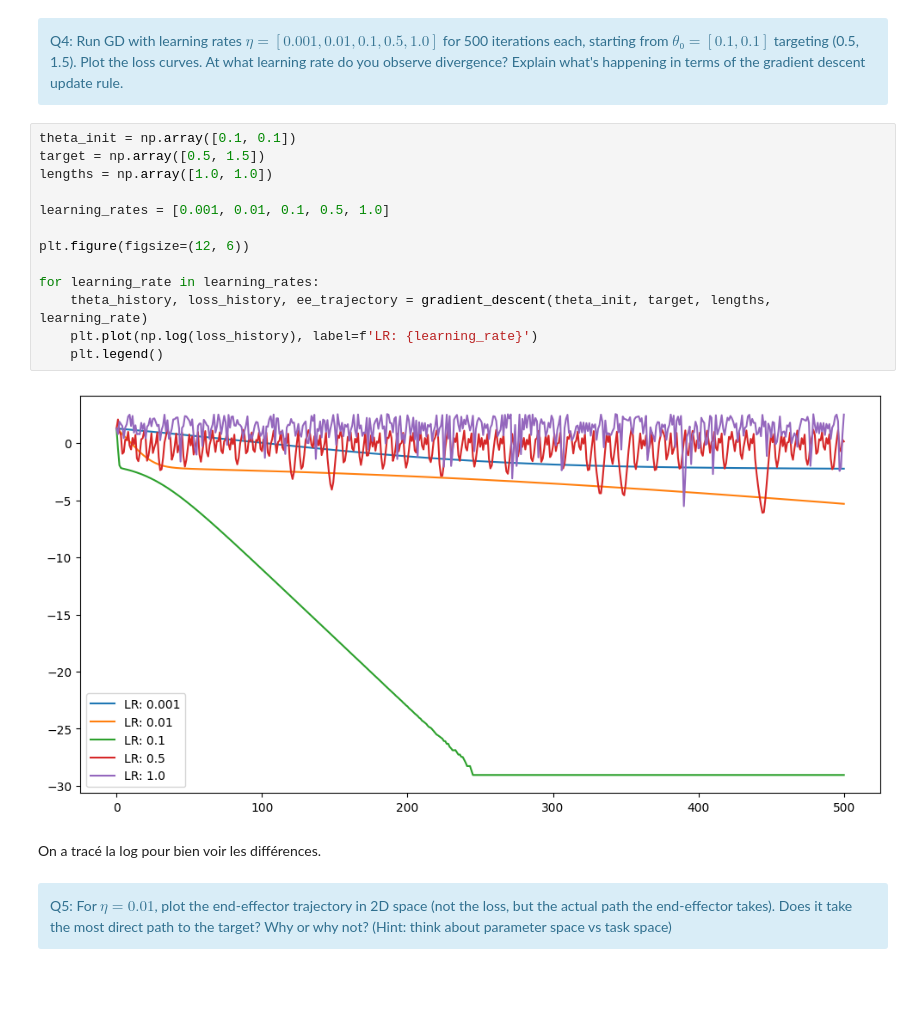
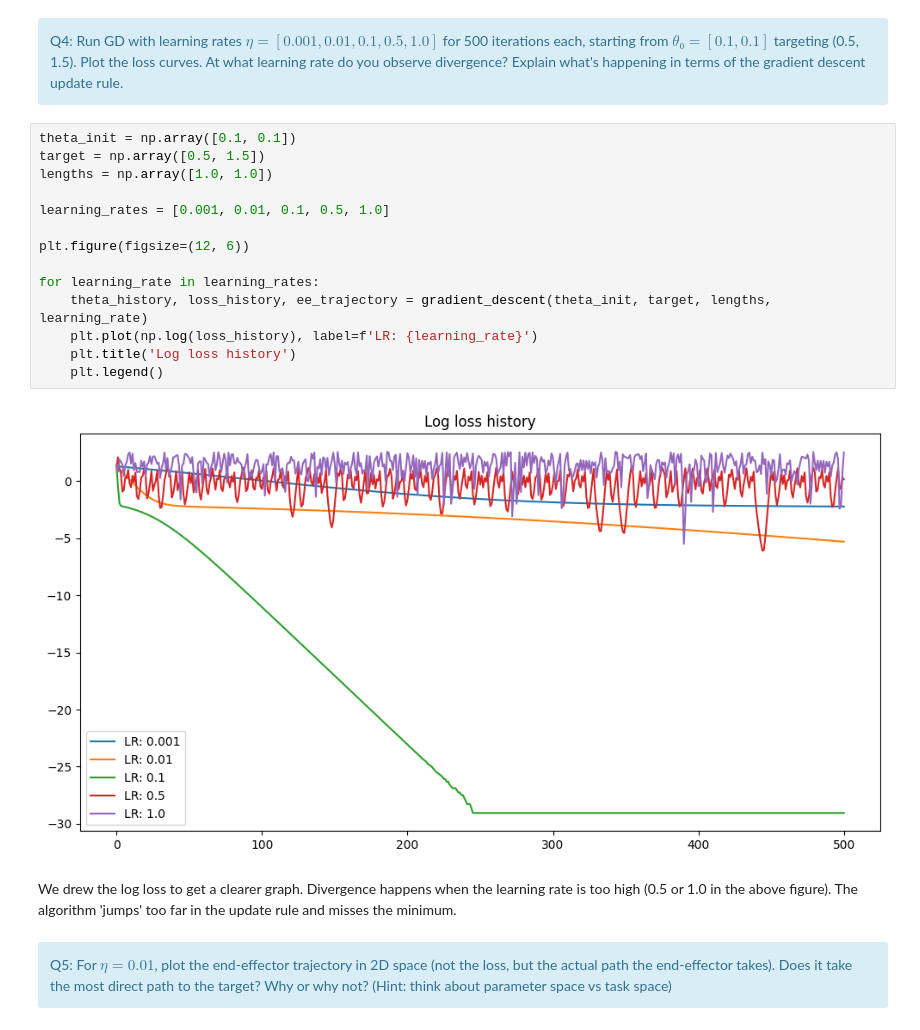
Before and after one commit to Tmqng/stochastic, a Jupyter notebook: notebooks/control_BE.ipynb, the cells around one changed output. Drawn from its saved outputs; the diff is of its cells as text; blank space fills up the shorter version.

```diff
--- a/notebooks/control_BE.ipynb
+++ b/notebooks/control_BE.ipynb
@@ -430,20 +434,21 @@ Q4: Run GD with learning rates $η = [0.001, 0.01, 0.1, 0.5, 1.0]$ for 500 itera
 # %%
 theta_init = np.array([0.1, 0.1])
 target = np.array([0.5, 1.5])
 lengths = np.array([1.0, 1.0])
 
 learning_rates = [0.001, 0.01, 0.1, 0.5, 1.0]
 
 plt.figure(figsize=(12, 6))
 
 for learning_rate in learning_rates:
     theta_history, loss_history, ee_trajectory = gradient_descent(theta_init, target, lengths, learning_rate)
     plt.plot(np.log(loss_history), label=f'LR: {learning_rate}')
+    plt.title('Log loss history')
     plt.legend()
 # %% [output]
-[figure, old version]
+[figure, new version]
-# %% [markdown]
-On a tracé la log pour bien voir les différences.
+# %% [markdown]
+We drew the log loss to get a clearer graph. Divergence happens when the learning rate is too high (0.5 or 1.0 in the above figure). The algorithm 'jumps' too far in the update rule and misses the minimum.
 # %% [markdown]
 <div class="alert alert-info">
 Q5: For $η = 0.01$, plot the end-effector trajectory in 2D space (not the loss, but the actual path the end-effector takes). Does it take the most direct path to the target? Why or why not? (Hint: think about parameter space vs task space)
```
Also changed, not shown: parts of 6 cells of this notebook.
